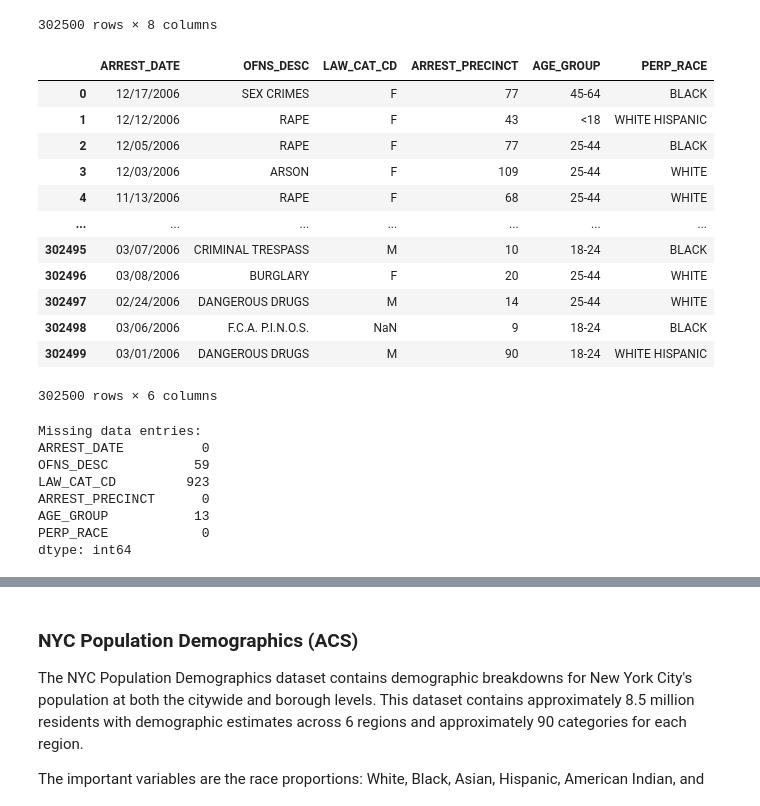
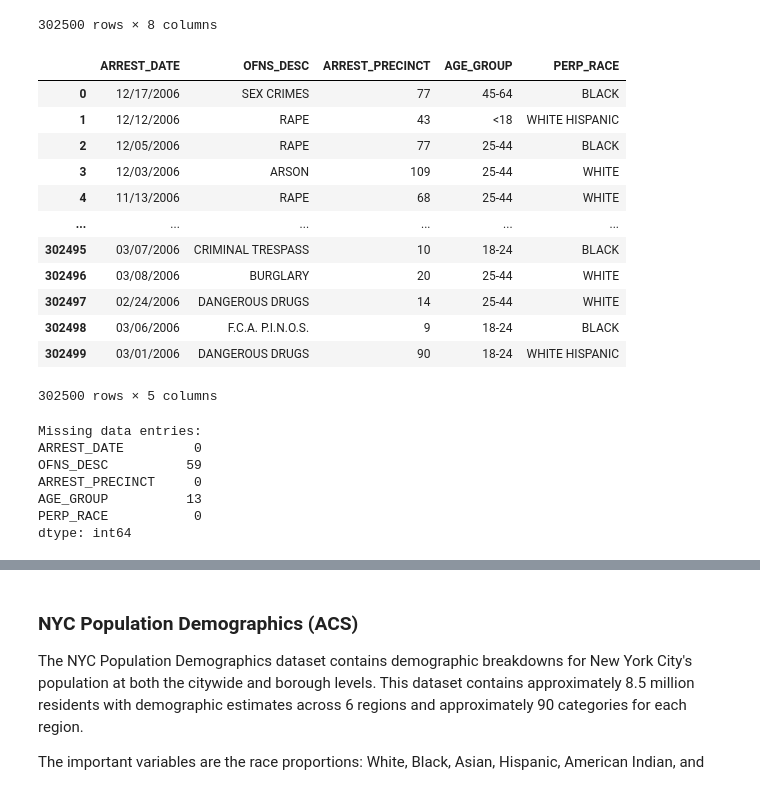
Before and after one commit to COGS108/Group017_WI26, a Jupyter notebook: 01-DataCheckpoint.ipynb, the cells around one changed output, grey strips where cells are left out. Cells and saved outputs as stored; diff of their text form; code cells hidden in the pictures.

Commit message:
arrest dataset fix

```diff
--- a/01-DataCheckpoint.ipynb
+++ b/01-DataCheckpoint.ipynb
@@ -386,22 +386,22 @@ arrest_df
 302500 rows × 8 columns
 # %%
 #Removed unrelated columns
-arrest_df = arrest_df.drop(columns=['PD_DESC', 'PERP_SEX'])
+arrest_df = arrest_df.drop(columns=['PD_DESC', 'PERP_SEX', 'LAW_CAT_CD'])
 arrest_df
 # %% [output]
-|  | ARREST_DATE | OFNS_DESC | LAW_CAT_CD | ARREST_PRECINCT | AGE_GROUP | PERP_RACE |
-| 0 | 12/17/2006 | SEX CRIMES | F | 77 | 45-64 | BLACK |
-| 1 | 12/12/2006 | RAPE | F | 43 | <18 | WHITE HISPANIC |
-| 2 | 12/05/2006 | RAPE | F | 77 | 25-44 | BLACK |
-| 3 | 12/03/2006 | ARSON | F | 109 | 25-44 | WHITE |
-| 4 | 11/13/2006 | RAPE | F | 68 | 25-44 | WHITE |
-| ... | ... | ... | ... | ... | ... | ... |
-| 302495 | 03/07/2006 | CRIMINAL TRESPASS | M | 10 | 18-24 | BLACK |
-| 302496 | 03/08/2006 | BURGLARY | F | 20 | 25-44 | WHITE |
-| 302497 | 02/24/2006 | DANGEROUS DRUGS | M | 14 | 25-44 | WHITE |
-| 302498 | 03/06/2006 | F.C.A. P.I.N.O.S. | NaN | 9 | 18-24 | BLACK |
-| 302499 | 03/01/2006 | DANGEROUS DRUGS | M | 90 | 18-24 | WHITE HISPANIC |
+|  | ARREST_DATE | OFNS_DESC | ARREST_PRECINCT | AGE_GROUP | PERP_RACE |
+| 0 | 12/17/2006 | SEX CRIMES | 77 | 45-64 | BLACK |
+| 1 | 12/12/2006 | RAPE | 43 | <18 | WHITE HISPANIC |
+| 2 | 12/05/2006 | RAPE | 77 | 25-44 | BLACK |
+| 3 | 12/03/2006 | ARSON | 109 | 25-44 | WHITE |
+| 4 | 11/13/2006 | RAPE | 68 | 25-44 | WHITE |
+| ... | ... | ... | ... | ... | ... |
+| 302495 | 03/07/2006 | CRIMINAL TRESPASS | 10 | 18-24 | BLACK |
+| 302496 | 03/08/2006 | BURGLARY | 20 | 25-44 | WHITE |
+| 302497 | 02/24/2006 | DANGEROUS DRUGS | 14 | 25-44 | WHITE |
+| 302498 | 03/06/2006 | F.C.A. P.I.N.O.S. | 9 | 18-24 | BLACK |
+| 302499 | 03/01/2006 | DANGEROUS DRUGS | 90 | 18-24 | WHITE HISPANIC |
-302500 rows × 6 columns
+302500 rows × 5 columns
 # %%
 #Missing Values Check
 missing_vals = arrest_df.isna().sum()
@@ -409,12 +409,11 @@ print("Missing data entries:")
 print(missing_vals)
 # %% [output]
 Missing data entries:
-ARREST_DATE          0
-OFNS_DESC           59
-LAW_CAT_CD         923
-ARREST_PRECINCT      0
-AGE_GROUP           13
-PERP_RACE            0
+ARREST_DATE         0
+OFNS_DESC          59
+ARREST_PRECINCT     0
+AGE_GROUP          13
+PERP_RACE           0
 dtype: int64
 # %%
 #Remove incomplete rows
```
Also changed, not shown: parts of 5 cells of this notebook.
